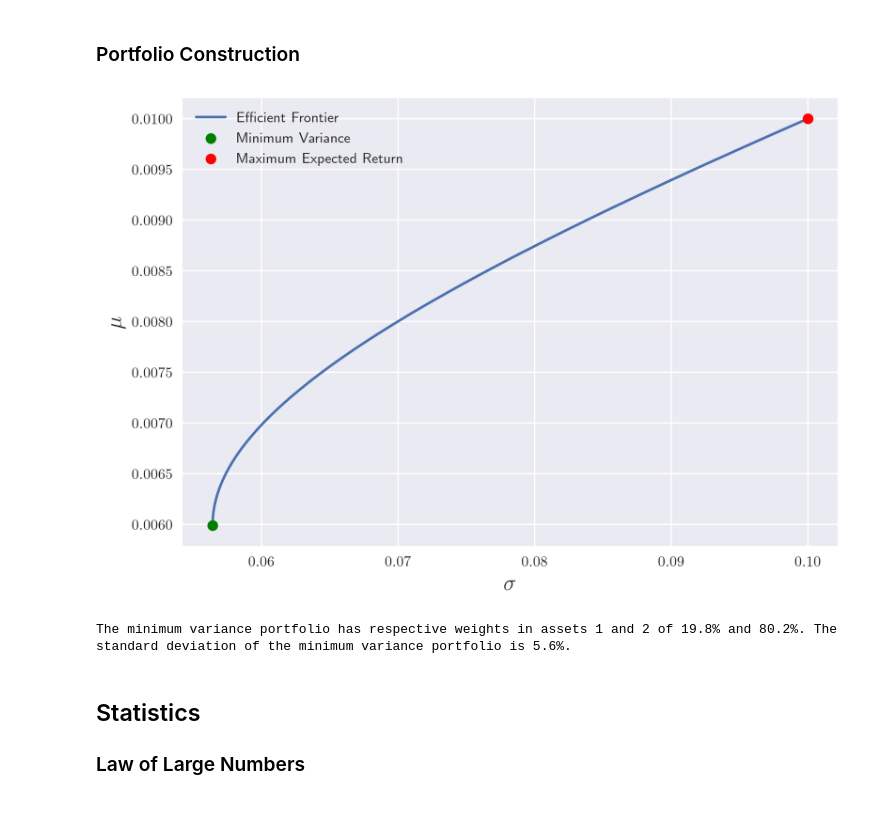
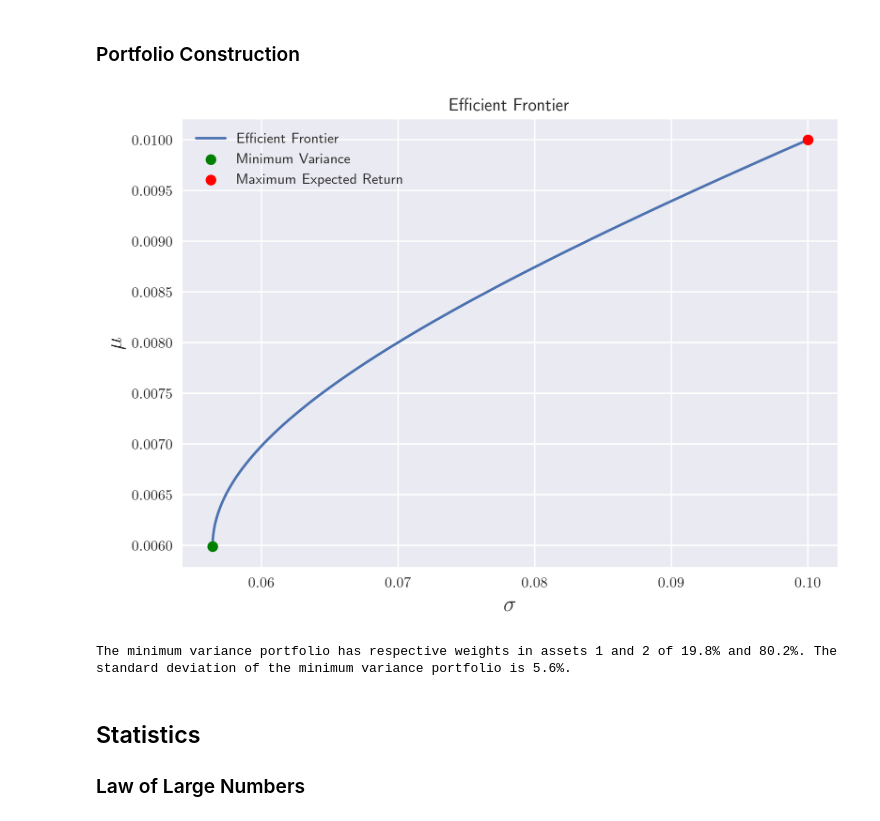
Before and after one commit to charlesrambo/math_bootcamp_25, a Jupyter notebook: Unit 3/unit_3_code_snippets.ipynb, the cells around one changed output. Saved outputs shown, nothing was run; the diff lists cells and outputs as text; code cells hidden in the pictures.

```diff
--- a/Unit 3/unit_3_code_snippets.ipynb
+++ b/Unit 3/unit_3_code_snippets.ipynb
@@ -325,9 +330,7 @@ sigma1, sigma2 = 0.10, 0.06
 rho = 0.25
 
 # Create function for portfolio expected return
-def port_mu(w):
-
-    return mu1 * w + mu2 * (1 - w)
+port_mu = lambda w: mu1 * w + mu2 * (1 - w)
 
 # Create function for portfolio standard deviations
 def port_sigma(w):
@@ -350,25 +353,19 @@ w_min_var = minimize_scalar(port_sigma, bounds = (0, 1),
 # Define number of samples
 samples = 100
 
-# Create list to save results
-port_results = []
-
-# Get weights to loop over
+# Get weights
 wt_vals = np.linspace(w_min_var, 1.0, samples)
 
-# Calculate efficient frontier
-for i, w in enumerate(wt_vals):
+# Calculate expected returns for each wt
+mu_vals = port_mu(wt_vals)
 
-    # Calculate expected return
-    mu = port_mu(w)
+# Calculate std of returns for each wt
+sigma_vals = port_sigma(wt_vals)
 
-    # Calculate standard deviation
-    sigma = port_sigma(w)
+# Stack results, so dimension (-1, 2)
+port_results = np.column_stack([mu_vals, sigma_vals])
 
-    # Save results
-    port_results.append([mu, sigma])
-
-# Convert list into data frame
+# Convert to data frame
 port_results = pd.DataFrame(port_results,
                             columns = ['mu', 'sigma'])
 
@@ -379,34 +376,37 @@ plt.plot(port_results['sigma'], port_results['mu'],
 # Add dot for minimum variance portfolio
 plt.scatter(port_results.loc[0, 'sigma'], port_results.loc[0, 'mu'],
             label = 'Minimum Variance', color = 'green',
             zorder = 3)
 
 # Add dot for maximum expected return
 plt.scatter(port_results.loc[samples - 1, 'sigma'],
             port_results.loc[samples - 1, 'mu'],
             label = 'Maximum Expected Return', color = 'red',
             zorder = 3)
 
 # Add legend
 plt.legend()
 
 # Add x-label
 plt.xlabel(r'$\sigma$', fontsize = 15)
 
 # Add y-label
 plt.ylabel(r'$\mu$', fontsize = 15)
 
+# Title
+plt.title('Efficient Frontier')
+
 # Save the figure
 plt.savefig(path + r'ex3-5.png')
 
 plt.show()
 
 print(r'The minimum variance portfolio has respective weights in',
       r'assets 1 and 2 of',
       f'{100 * w_min_var:.1f}% and {100 - 100 * w_min_var:.1f}%.',
      f'The standard deviation of the minimum variance portfolio is {100 * port_sigma(w_min_var):.1f}%.')
 # %% [output]
-[figure, old version]
+[figure, new version]
 The minimum variance portfolio has respective weights in assets 1 and 2 of 19.8% and 80.2%. The standard deviation of the minimum variance portfolio is 5.6%.
 # %% [markdown]
 ## Statistics
```
Also changed, not shown: parts of 11 cells of this notebook, 1 other file.
